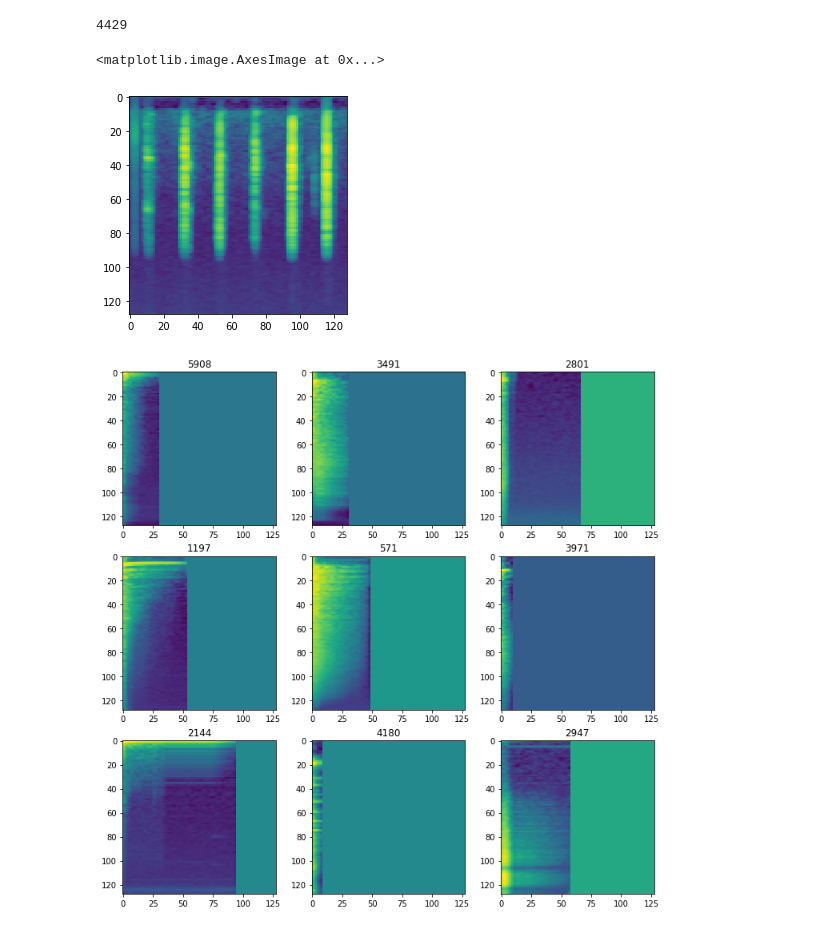
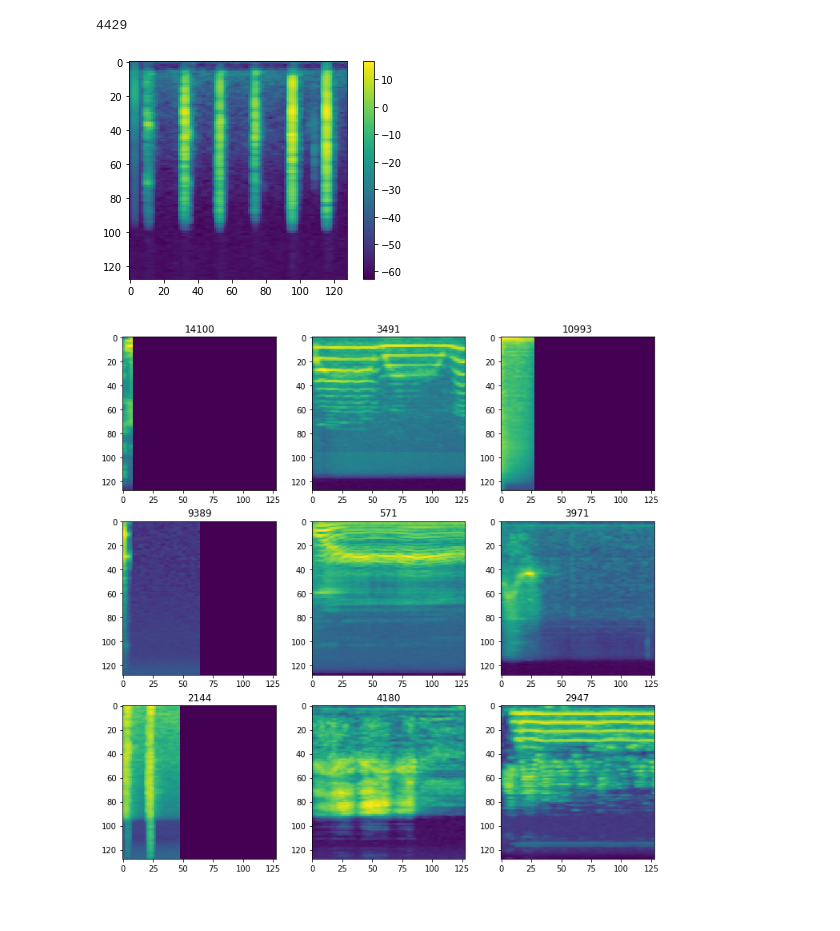
Before and after one commit to flyingleafe/vxs-vpt, a Jupyter notebook: notebooks/CAETraining.ipynb, the cells around one changed output. Cells and saved outputs as stored; diff of their text form; code cells hidden in the pictures.

```diff
--- a/notebooks/CAETraining.ipynb
+++ b/notebooks/CAETraining.ipynb
@@ -21,9 +26,10 @@ torch.cuda.is_available()
 # %% [output]
 False
 # %%
-vocal_sketch_dataset = SampleSet(glob.glob('../data/vocal_imitations_sketch_included/included/*.wav'), normalize=True)
-drum_machines_dataset = SampleSet(glob.glob('../data/200DrumMachines/*/*.wav'), normalize=True)
-common_set = ConcatDataset([vocal_sketch_dataset, drum_machines_dataset])
+vocal_sketch_dataset = SampleSet(glob.glob('../data/vocal_imitations_sketch_included/included/*.wav'))
+drum_machines_dataset = SampleSet(glob.glob('../data/200DrumMachines/*/*.wav'))
+avp_set_fixed = SampleSet(tracks=SegmentSet(AVPTrackSet('../data/AVP_Dataset', subset='Fixed'), return_class=False))
+common_set = ConcatDataset([vocal_sketch_dataset, drum_machines_dataset, avp_set_fixed])
 # %%
 len(common_set)
 # %% [output]
@@ -62,41 +68,42 @@ class ConvAERunner(dl.Runner):
 # %%
 def sample_random(num, ln, seed):
     np.random.seed(seed)
     return np.random.randint(0, ln, size=num)
 
 def imshow_random_samples(dataset, num, random_seed=42, cols=3):
     samples = sample_random(num, len(dataset), random_seed)
     rows = num // cols + (0 if num % cols == 0 else 1)
     fig, axes_t = plt.subplots(rows, cols, figsize=(4*cols, 4*rows))
     axes = [ax for tp in axes_t for ax in tp]
 
     for (sample_idx, ax) in zip(samples, axes):
-        sample = dataset[sample_idx].squeeze(0).numpy()
-        ax.imshow(sample)
+        sample = dataset[sample_idx]
+        ax.imshow(sample.squeeze(0).numpy())
         ax.set_title(sample_idx)
 
     plt.show()
 
 def imshow_ae_output(model, dataset, num, random_seed=42):
     samples = sample_random(num, len(dataset), random_seed)
     fig, axes = plt.subplots(num, 3, figsize=(12, 4*num))
 
     for (sample_idx, (ax1, ax2, ax3)) in zip(samples, axes):
         sample = dataset[sample_idx]
         sample_out, z = model(sample.unsqueeze(0))
         ax1.imshow(sample.squeeze().numpy())
         ax2.imshow(sample_out.detach().squeeze().numpy())
         ax3.imshow(z.detach().squeeze().flatten(1).numpy())
 
     plt.show()
 
-melgram = common_set[42]
-plt.imshow(melgram.squeeze(0).numpy())
+melgram = common_set[42][0]
+im = plt.imshow(melgram.squeeze(0).numpy())
+plt.colorbar(im)
+plt.show()
 # %% [output]
-<matplotlib.image.AxesImage at 0x...>
-[figure, old version]
+[figure, new version]
 # %%
-imshow_random_samples(drum_machines_dataset, 9, random_seed=44, cols=3)
+imshow_random_samples(common_set, 9, random_seed=44, cols=3)
 # %% [output]
-[figure, old version]
+[figure, new version]
 # %%
```
Also changed, not shown: parts of 10 cells of this notebook, 10 other files.
